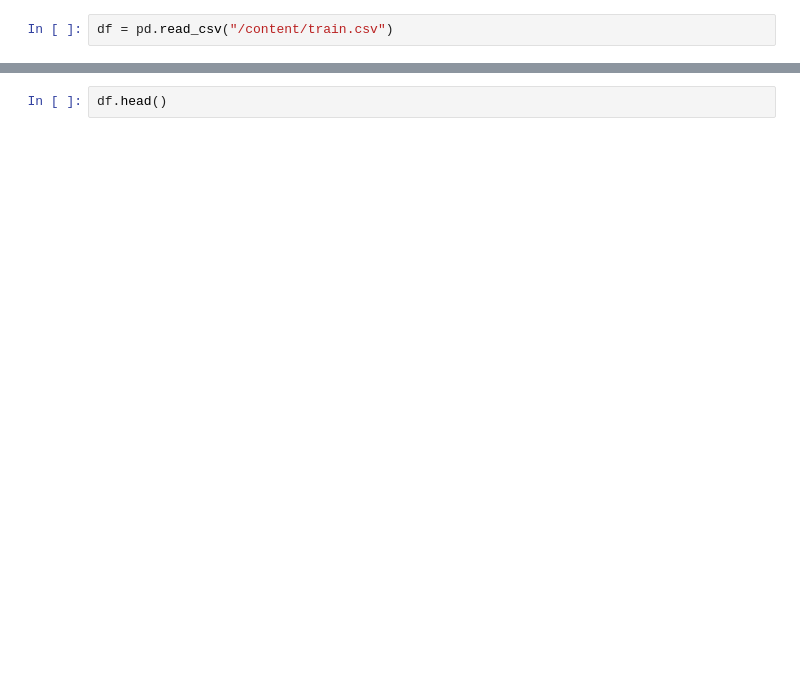
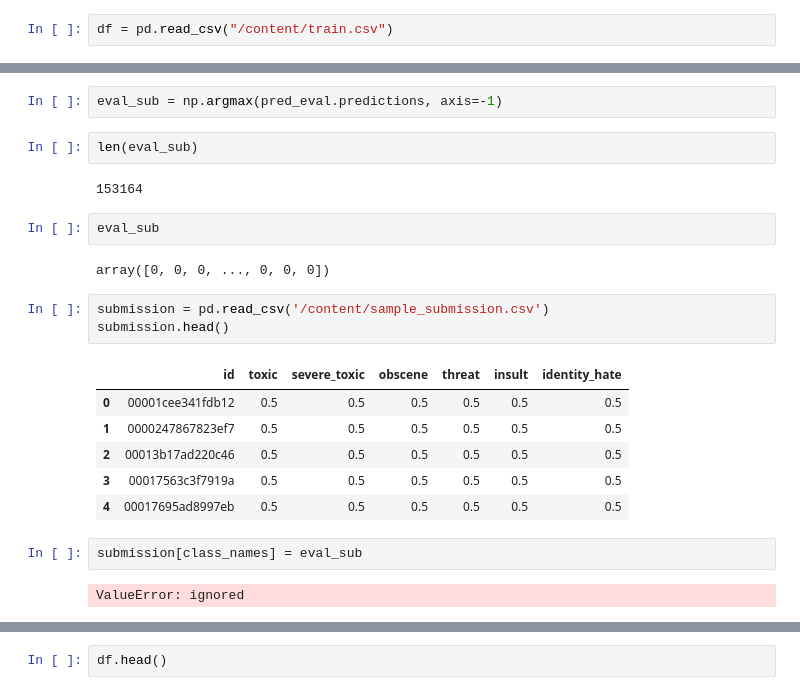
Before and after one commit to HAL22/Kaggle-Competitions, a Jupyter notebook: Toxic_Comment_Classification_Challenge.ipynb, the cells around one changed output, grey strips where cells are left out. Cells and saved outputs as stored; diff of their text form; blank space fills up the shorter version.

```diff
--- a/Toxic_Comment_Classification_Challenge.ipynb
+++ b/Toxic_Comment_Classification_Challenge.ipynb
@@ -292,0 +228,24 @@ df = pd.read_csv("/content/train.csv")
+# %%
+eval_sub = np.argmax(pred_eval.predictions, axis=-1)
+# %%
+len(eval_sub)
+# %% [output]
+153164
+# %%
+eval_sub
+# %% [output]
+array([0, 0, 0, ..., 0, 0, 0])
+# %%
+submission = pd.read_csv('/content/sample_submission.csv')
+submission.head()
+# %% [output]
+|  | id | toxic | severe_toxic | obscene | threat | insult | identity_hate |
+| 0 | 00001cee341fdb12 | 0.5 | 0.5 | 0.5 | 0.5 | 0.5 | 0.5 |
+| 1 | 0000247867823ef7 | 0.5 | 0.5 | 0.5 | 0.5 | 0.5 | 0.5 |
+| 2 | 00013b17ad220c46 | 0.5 | 0.5 | 0.5 | 0.5 | 0.5 | 0.5 |
+| 3 | 00017563c3f7919a | 0.5 | 0.5 | 0.5 | 0.5 | 0.5 | 0.5 |
+| 4 | 00017695ad8997eb | 0.5 | 0.5 | 0.5 | 0.5 | 0.5 | 0.5 |
+# %%
+submission[class_names] = eval_sub
+# %% [output]
+ValueError: ignored
```
Also changed, not shown: parts of 34 cells of this notebook.
